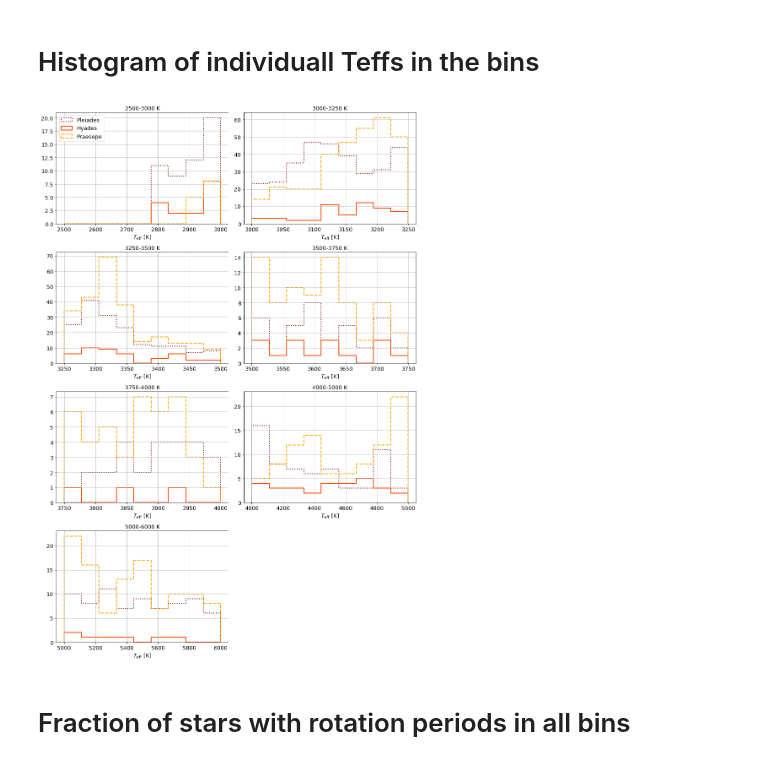
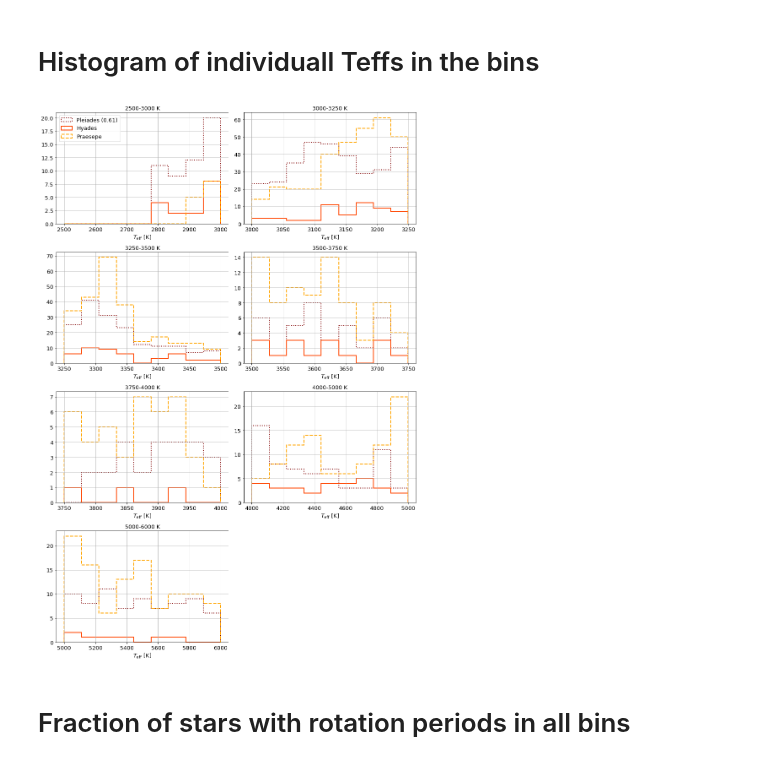
Before and after one commit to ekaterinailin/flares-in-clusters-with-k2-ii, a Jupyter notebook: VettingFlares/Rotation_histograms_pleiades_hyades_praesepe.ipynb, the cells around one changed output. Cells and saved outputs as stored; diff of their text form; code cells hidden in the pictures.

```diff
--- a/VettingFlares/Rotation_histograms_pleiades_hyades_praesepe.ipynb
+++ b/VettingFlares/Rotation_histograms_pleiades_hyades_praesepe.ipynb
@@ -197,35 +234,37 @@ k=0
 for bint, g in Tpleiades:
     g = g.drop_duplicates(subset=["EPIC"])
     bins = np.linspace(float(bint.split("-")[0]),float(bint.split("-")[1]),10)
+
     g.Teff_median.hist(bins=bins, ax=axes[k],edgecolor="maroon", linestyle="dotted",
-                histtype="step",linewidth=2,label="Pleiades")#,density=True)
+                histtype="step",linewidth=2,label=f"Pleiades ({r})" )#,density=True)
+
     k += 1
 k=0
 for bint, g in Thyades:
     g = g.drop_duplicates(subset=["EPIC"])
     bins = np.linspace(float(bint.split("-")[0]),float(bint.split("-")[1]),10)
     g.Teff_median.hist(bins=bins, ax=axes[k],edgecolor="orangered",
                 histtype="step",linewidth=2,label="Hyades")#,density=True)
     k += 1
 k=0
 for bint, g in Tpraesepe:
     g = g.drop_duplicates(subset=["EPIC"])
     bins = np.linspace(float(bint.split("-")[0]),float(bint.split("-")[1]),10)
     g.Teff_median.hist(bins=bins, ax=axes[k],edgecolor="orange",
                 histtype="step",linewidth=2, linestyle="dashed",
                 label="Praesepe")#,density=True)
 
     axes[k].set_title(bint + " K")
     #axes[k].set_xscale("log")
     #axes[k].set_xlim(.1,100)
     axes[k].set_xlabel(r"$T_\mathrm{eff}$ [K]")
     k += 1
 axes[-1].axis('off')
 axes[0].legend(loc=2)
 plt.tight_layout()
 plt.savefig(f"plots/{tstamp}_Teff_count_histogram_binwise.png", dpi=300)
 # %% [output]
-[figure, old version]
+[figure, new version]
 # %%
 #hyadesflares[(hyadesflares.Teff_median>3500) & (hyadesflares.Teff_median< 3750)].sort_values("prot")[["prot","EPIC","ed_rec"]].drop_duplicates(subset=["EPIC","prot"])
 # %% [markdown]
```
Also changed, not shown: parts of 4 cells of this notebook, 1 other file.
